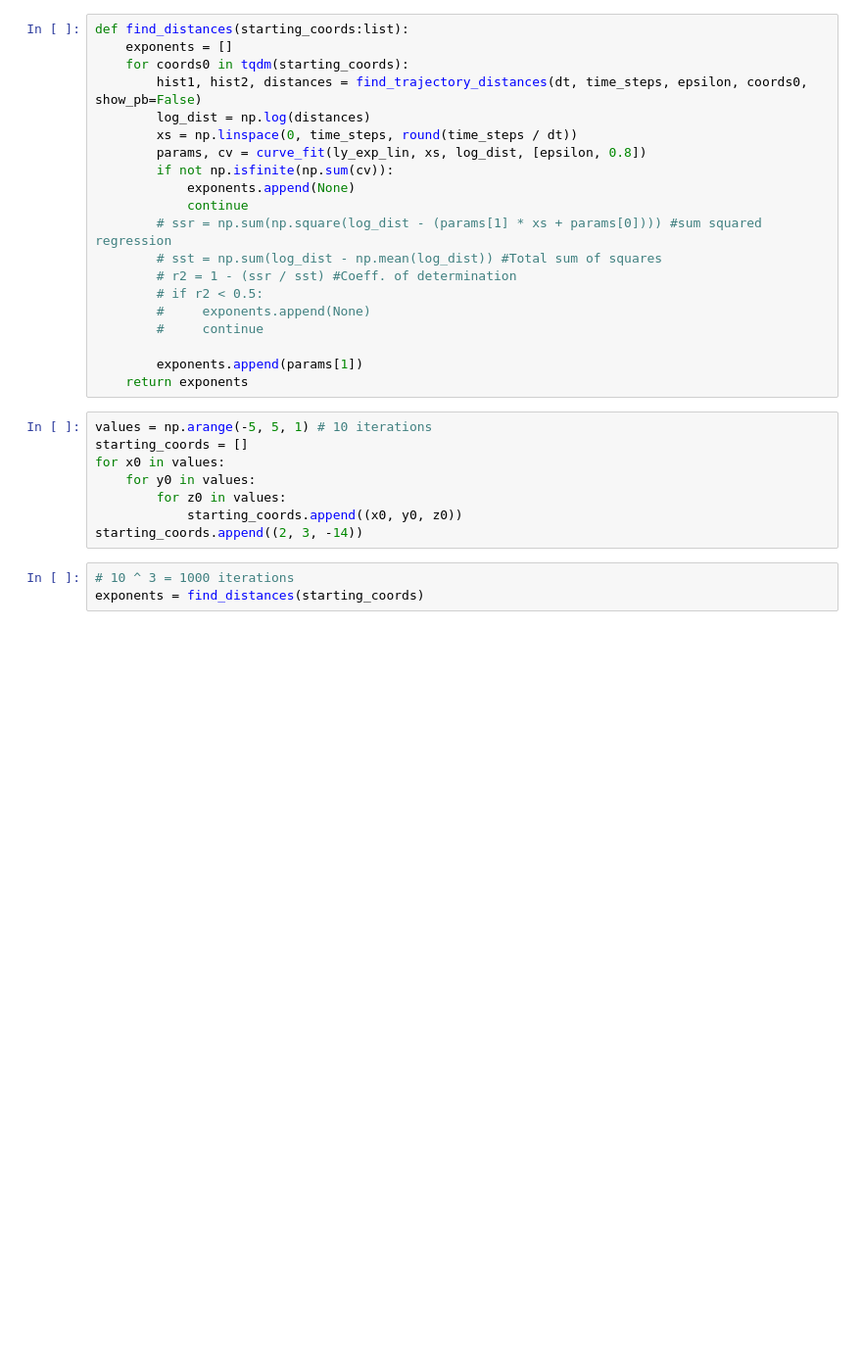
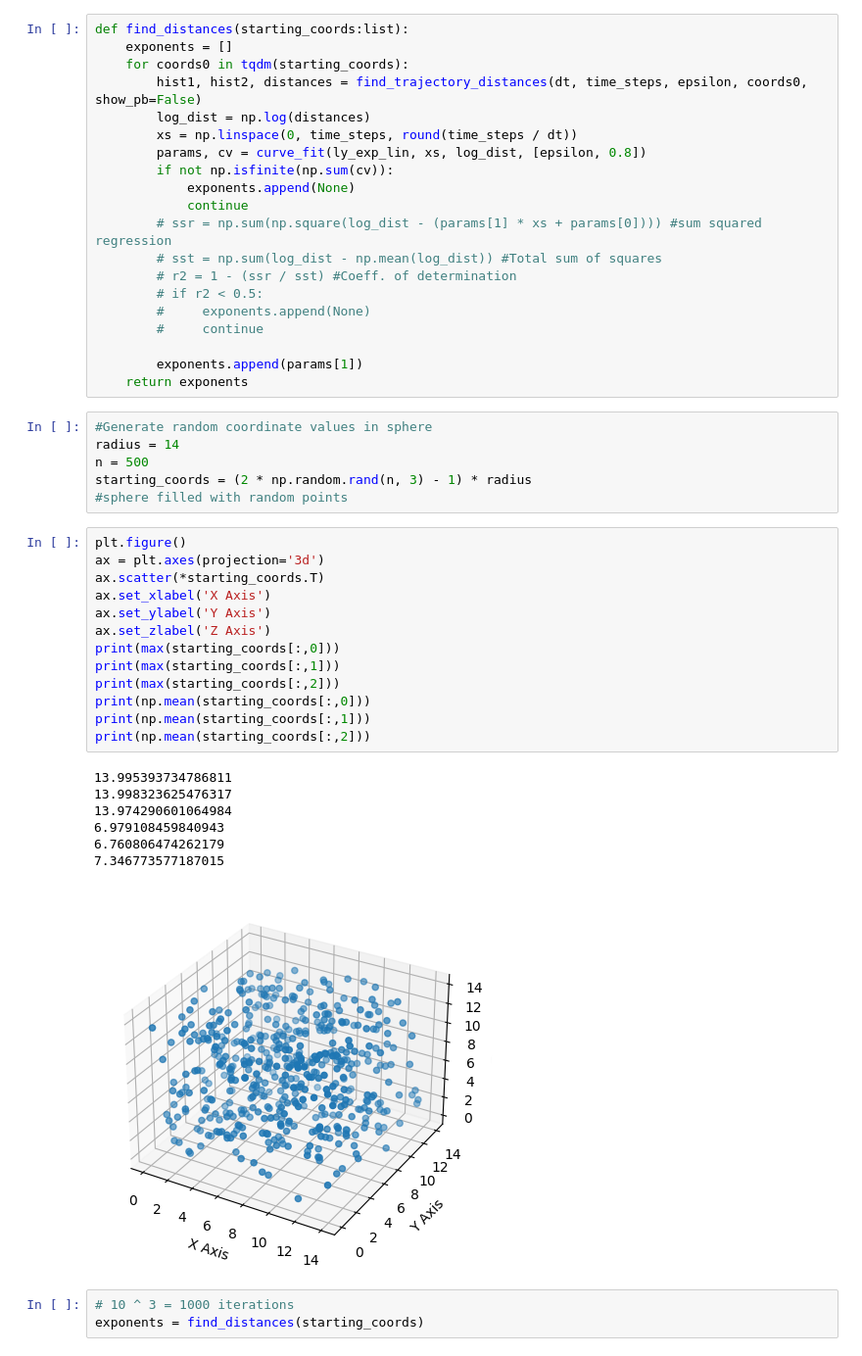
Before and after one commit to ly49nkallo/Research2023, a Jupyter notebook: Research2/lortentz_attractor.ipynb, the cells around one changed output. Shown: that part at 98% size. Drawn from its saved outputs; the diff is of its cells as text; blank space fills up the shorter version.

```diff
--- a/Research2/lortentz_attractor.ipynb
+++ b/Research2/lortentz_attractor.ipynb
@@ -113,14 +114,33 @@ def find_distances(starting_coords:list):
 
         exponents.append(params[1])
     return exponents
-# %%
-values = np.arange(-5, 5, 1) # 10 iterations
-starting_coords = []
-for x0 in values:
-    for y0 in values:
-        for z0 in values:
-            starting_coords.append((x0, y0, z0))
-starting_coords.append((2, 3, -14))
+# %%
+#Generate random coordinate values in sphere
+radius = 14
+n = 500
+starting_coords = (2 * np.random.rand(n, 3) - 1) * radius
+#sphere filled with random points
+# %%
+plt.figure()
+ax = plt.axes(projection='3d')
+ax.scatter(*starting_coords.T)
+ax.set_xlabel('X Axis')
+ax.set_ylabel('Y Axis')
+ax.set_zlabel('Z Axis')
+print(max(starting_coords[:,0]))
+print(max(starting_coords[:,1]))
+print(max(starting_coords[:,2]))
+print(np.mean(starting_coords[:,0]))
+print(np.mean(starting_coords[:,1]))
+print(np.mean(starting_coords[:,2]))
+# %% [output]
+13.995393734786811
+13.998323625476317
+13.974290601064984
+6.979108459840943
+6.760806474262179
+7.346773577187015
+[figure, added]
 # %%
 # 10 ^ 3 = 1000 iterations
 exponents = find_distances(starting_coords)
```
Also changed, not shown: parts of 15 cells of this notebook, 3 other files.
